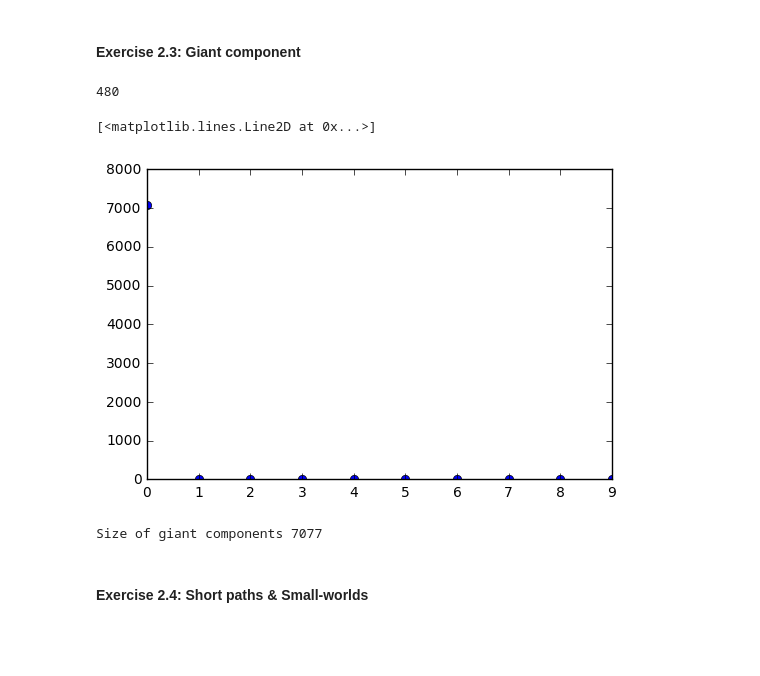
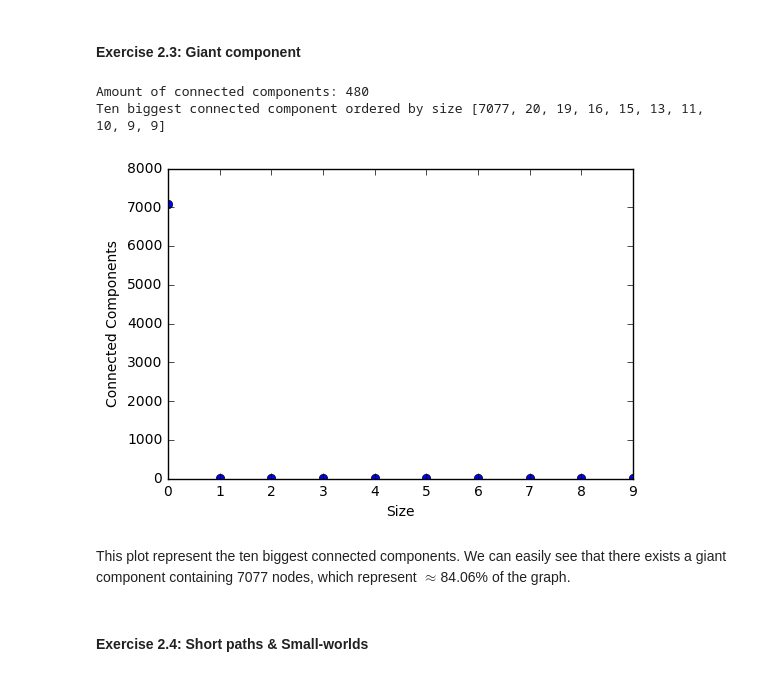
Before and after one commit to jeanbaptistebeau/Internet-Analytics-Notebooks, a Jupyter notebook: lab2/notebooks/ix-lab2-notebook-part1.ipynb, the cells around one changed output. Drawn from its saved outputs; the diff is of its cells as text; code cells hidden in the pictures; blank space fills up the shorter version.

```diff
--- a/lab2/notebooks/ix-lab2-notebook-part1.ipynb
+++ b/lab2/notebooks/ix-lab2-notebook-part1.ipynb
@@ -79,21 +97,23 @@ plt.plot(gen_data)
 #### Exercise 2.3: Giant component
 # %%
 connected_components = sorted(nx.connected_component_subgraphs(G1), key=len, reverse=True)
-# %%
-num_of_connected_components = len(connected_components)
-print(num_of_connected_components)
-dimensions = [len(cc) for cc in connected_components]
-plt.plot(dimensions[:10], 'o')
-# %% [output]
-480
-[<matplotlib.lines.Line2D at 0x...>]
-[figure, removed]
-# %%
-# There is a giant component
-giant_component = connected_components[0]
-print("Size of giant components", len(giant_component))
-# %% [output]
-Size of giant components 7077
+# %%
+num_of_connected_components = len(connected_components)
+dimensions = [len(cc) for cc in connected_components]
+print("Amount of connected components:", num_of_connected_components)
+print("Ten biggest connected component ordered by size", dimensions[:N])
+
+fig, ax = plt.subplots()
+ax.plot(dimensions[:N], 'o')
+ax.xaxis.set_label_text("Size")
+ax.yaxis.set_label_text("Connected Components")
+plt.show()
+# %% [output]
+Amount of connected components: 480
+Ten biggest connected component ordered by size [7077, 20, 19, 16, 15, 13, 11, 10, 9, 9]
+[figure, added]
+# %% [markdown]
+This plot represent the ten biggest connected components. We can easily see that there exists a giant component containing 7077 nodes, which represent $\approx$84.06% of the graph.
 # %% [markdown]
 #### Exercise 2.4: Short paths & Small-worlds
 # %%
```
Also changed, not shown: parts of 6 cells of this notebook, 3 other files.
